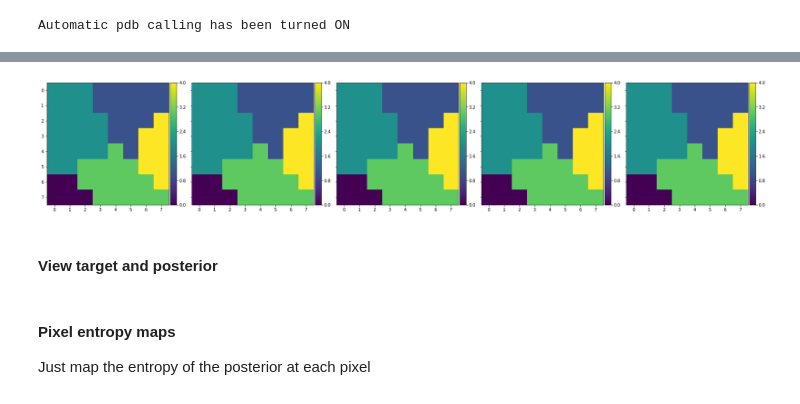
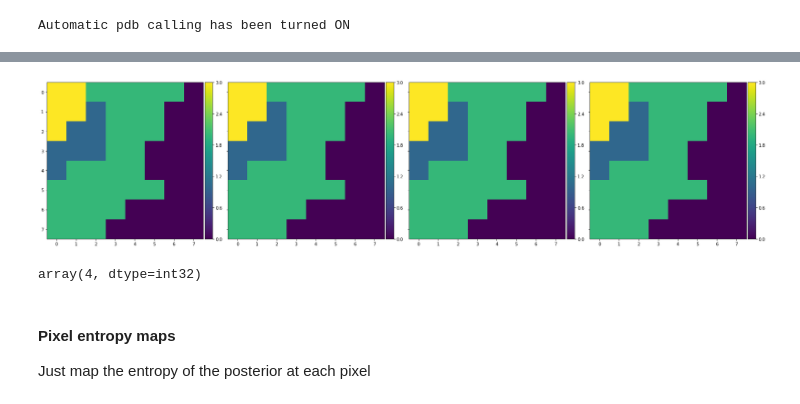
Before and after one commit to tnaselar/imagery_psychophysics, a Jupyter notebook: analysis/variational_approach/development_13.ipynb, the cells around one changed output, grey strips where cells are left out. Saved outputs shown, nothing was run; the diff lists cells and outputs as text; code cells hidden in the pictures.

```diff
--- a/analysis/variational_approach/development_13.ipynb
+++ b/analysis/variational_approach/development_13.ipynb
@@ -21,10 +22,10 @@ Mapped name None to device cuda: GeForce GTX TITAN X (0000:01:00.0)
 Set up basic model parameters and objects
 # %%
 ##model variable parameters
-K = 5
+K = 4
 D1,D2 = 8,8
 dispersion = 2.2
-pon,poff = 0.9, .1
+pon,poff = 0.95, .01
 
 ##number of objects
 nObj = very.numObjects()
@@ -86,7 +87,6 @@ working resolution: (64,64)
 Create a "smooth" but random object map to use as a target image
 # %%
 ##this gives a 1hot encoding (1, K, D1*D2)
-targetZ = very.make_object_map_stack(K, 2, 3, (D1,D2), 1)
-targetZCanonical=Z.view_sample(targetZ,show=False)
-plt.imshow(targetZCanonical)
+targetZOneHot = very.make_object_map_stack(K, 2, 3, (D1,D2), 1)
+_=Z.view_sample(targetZOneHot,show=True)
 # %% [output]
@@ -222,20 +197,22 @@ bestModel.see_Q_Z(bestModel.bestQZ)
 # %%
 ##view the target image, return a canonical (D1, D2) format image
-targetZCanonical=Z.view_sample(targetZ,show=False)
+targetZCanonical=Z.view_sample(targetZOneHot,show=False)
 fig=plt.figure(3,(30,10))
 grid = ImageGrid(fig, 111, # similar to subplot(111)
                 nrows_ncols = (1, K), # creates grid of axes
                 axes_pad=0.5, # pad between axes in inch.
                 cbar_mode = 'each',
                 cbar_pad = .05
                 )
 for kk in range(0,K):
     im = grid[kk].imshow(targetZCanonical,interpolation = 'nearest')
     grid[kk].cax.colorbar(im)
 # %% [output]
-[figure, old version]
+[figure, new version]
-# %% [markdown]
-#### View target and posterior
+# %%
+bestModel.responses.Z.categoryPrior.numObjects.K
+# %% [output]
+array(4, dtype=int32)
 # %% [markdown]
 #### Pixel entropy maps
 Just map the entropy of the posterior at each pixel
```
Also changed, not shown: parts of 46 cells of this notebook, 6 other files.
